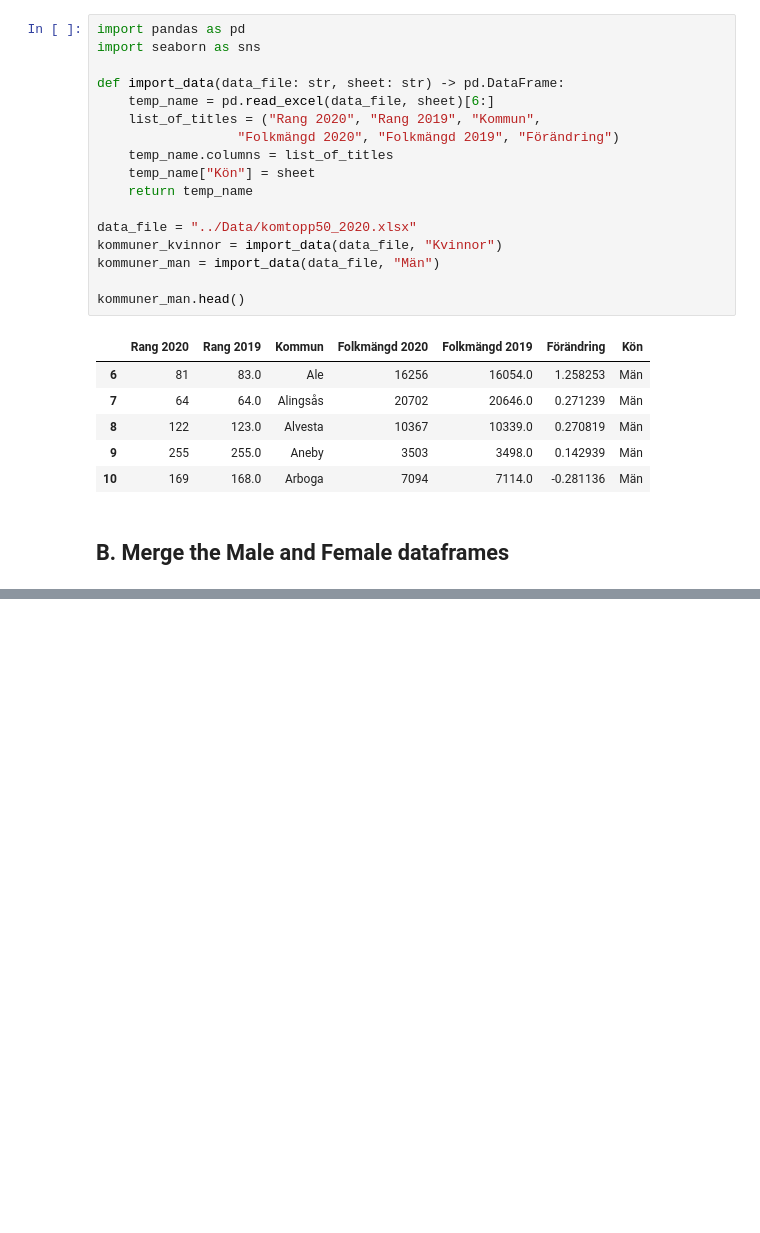
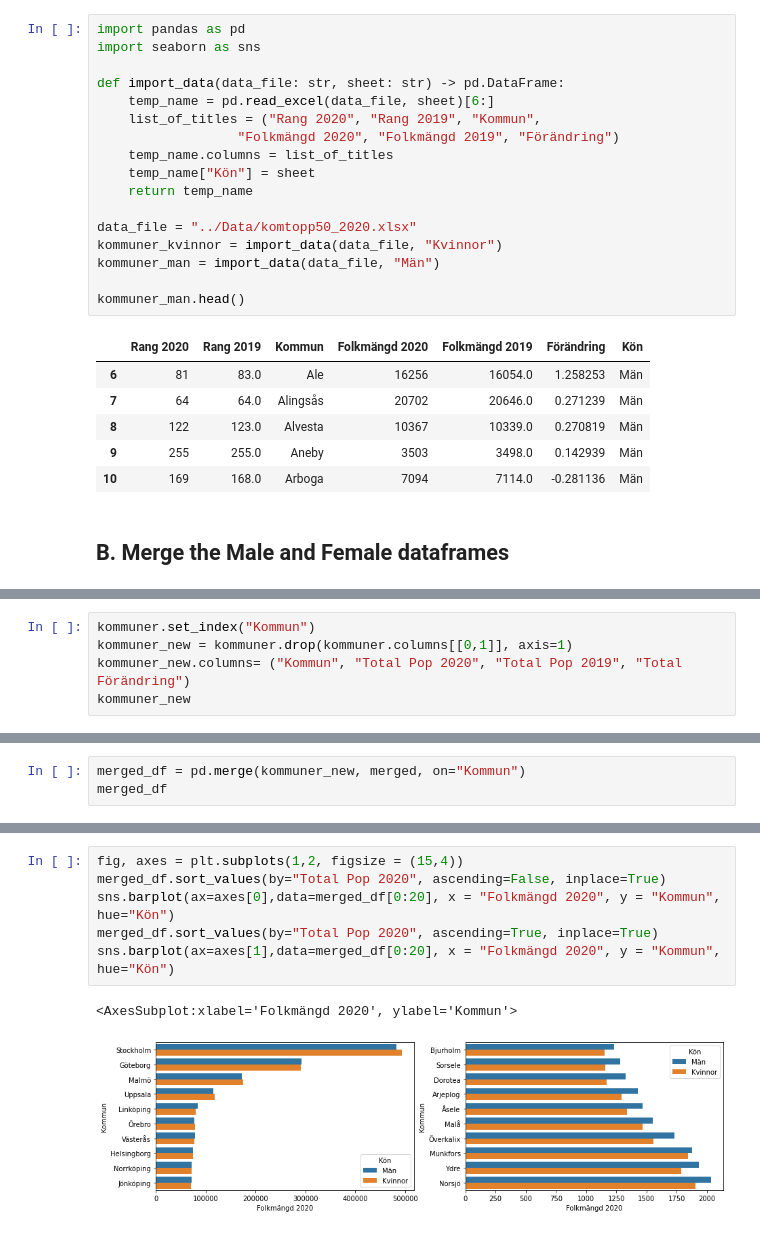
Before and after one commit to LukasKallstrom/databehandling_Lukas_Kallstrom, a Jupyter notebook: Excercises/Excercise00.ipynb, the cells around one changed output, grey strips where cells are left out. Cells and saved outputs as stored; diff of their text form; blank space fills up the shorter version.

```diff
--- a/Excercises/Excercise00.ipynb
+++ b/Excercises/Excercise00.ipynb
@@ -186,0 +188,5 @@ merged.set_index('Kommun')
+# %%
+kommuner.set_index("Kommun")
+kommuner_new = kommuner.drop(kommuner.columns[[0,1]], axis=1)
+kommuner_new.columns= ("Kommun", "Total Pop 2020", "Total Pop 2019", "Total Förändring")
+kommuner_new
@@ -186,0 +207,3 @@ merged.set_index('Kommun')
+# %%
+merged_df = pd.merge(kommuner_new, merged, on="Kommun")
+merged_df
@@ -186,0 +224,9 @@ merged.set_index('Kommun')
+# %%
+fig, axes = plt.subplots(1,2, figsize = (15,4))
+merged_df.sort_values(by="Total Pop 2020", ascending=False, inplace=True)
+sns.barplot(ax=axes[0],data=merged_df[0:20], x = "Folkmängd 2020", y = "Kommun", hue="Kön")
+merged_df.sort_values(by="Total Pop 2020", ascending=True, inplace=True)
+sns.barplot(ax=axes[1],data=merged_df[0:20], x = "Folkmängd 2020", y = "Kommun", hue="Kön")
+# %% [output]
+<AxesSubplot:xlabel='Folkmängd 2020', ylabel='Kommun'>
+[figure, added]
```
Also changed, not shown: parts of 4 cells of this notebook.
